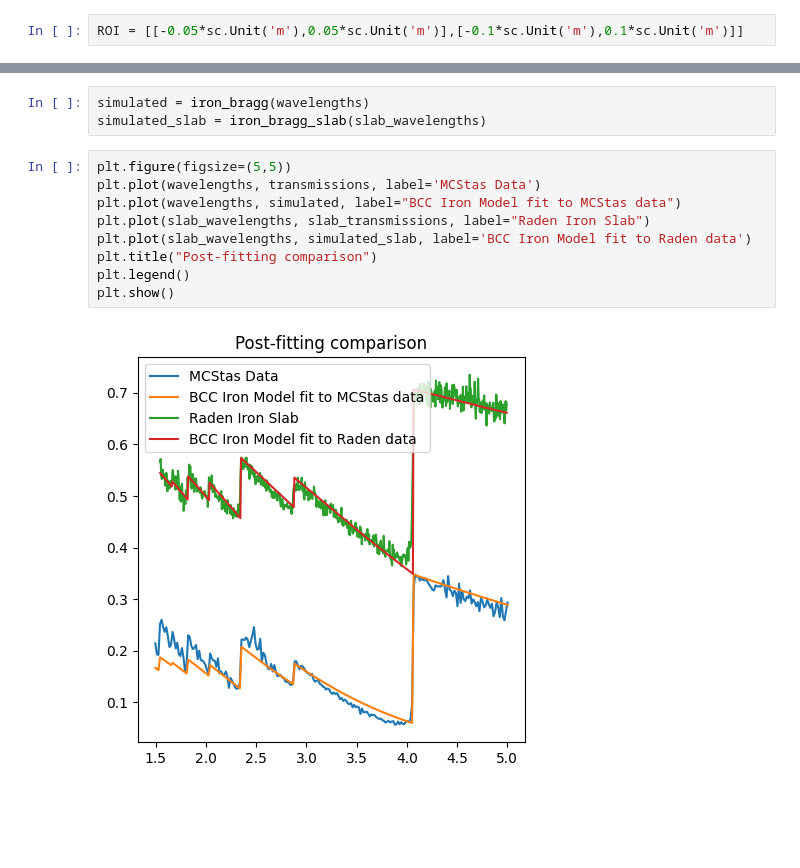
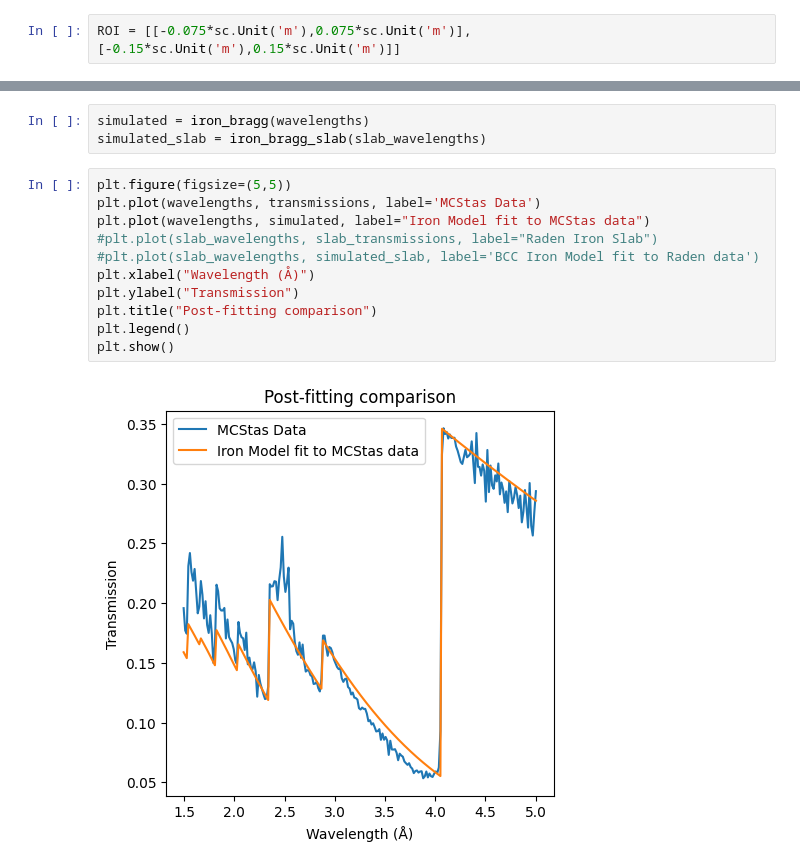
Before and after one commit to easyscience/imaging-lib, a Jupyter notebook: ProofOfConcept/McStas_fitting.ipynb, the cells around one changed output, grey strips where cells are left out. Cells and saved outputs as stored; diff of their text form; blank space fills up the shorter version.

Commit message:
Add plot axes

```diff
--- a/ProofOfConcept/McStas_fitting.ipynb
+++ b/ProofOfConcept/McStas_fitting.ipynb
@@ -82,7 +82,7 @@ fig
 # %% [markdown]
 Define ROI
 # %%
-ROI = [[-0.05*sc.Unit('m'),0.05*sc.Unit('m')],[-0.1*sc.Unit('m'),0.1*sc.Unit('m')]]
+ROI = [[-0.075*sc.Unit('m'),0.075*sc.Unit('m')],[-0.15*sc.Unit('m'),0.15*sc.Unit('m')]]
 # %% [markdown]
 Try taking ROI before normalizing
 # %%
@@ -422,11 +420,13 @@ simulated_slab = iron_bragg_slab(slab_wavelengths)
 # %%
 plt.figure(figsize=(5,5))
 plt.plot(wavelengths, transmissions, label='MCStas Data')
-plt.plot(wavelengths, simulated, label="BCC Iron Model fit to MCStas data")
-plt.plot(slab_wavelengths, slab_transmissions, label="Raden Iron Slab")
-plt.plot(slab_wavelengths, simulated_slab, label='BCC Iron Model fit to Raden data')
+plt.plot(wavelengths, simulated, label="Iron Model fit to MCStas data")
+#plt.plot(slab_wavelengths, slab_transmissions, label="Raden Iron Slab")
+#plt.plot(slab_wavelengths, simulated_slab, label='BCC Iron Model fit to Raden data')
+plt.xlabel("Wavelength (Å)")
+plt.ylabel("Transmission")
 plt.title("Post-fitting comparison")
 plt.legend()
 plt.show()
 # %% [output]
-[figure, old version]
+[figure, new version]
```
Also changed, not shown: parts of 3 cells of this notebook, 1 other file.
